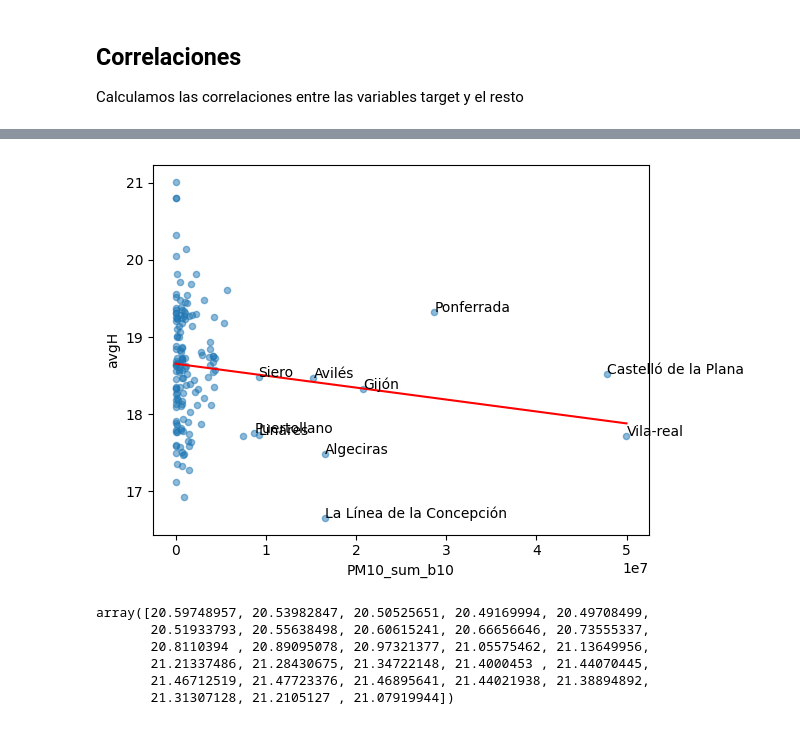
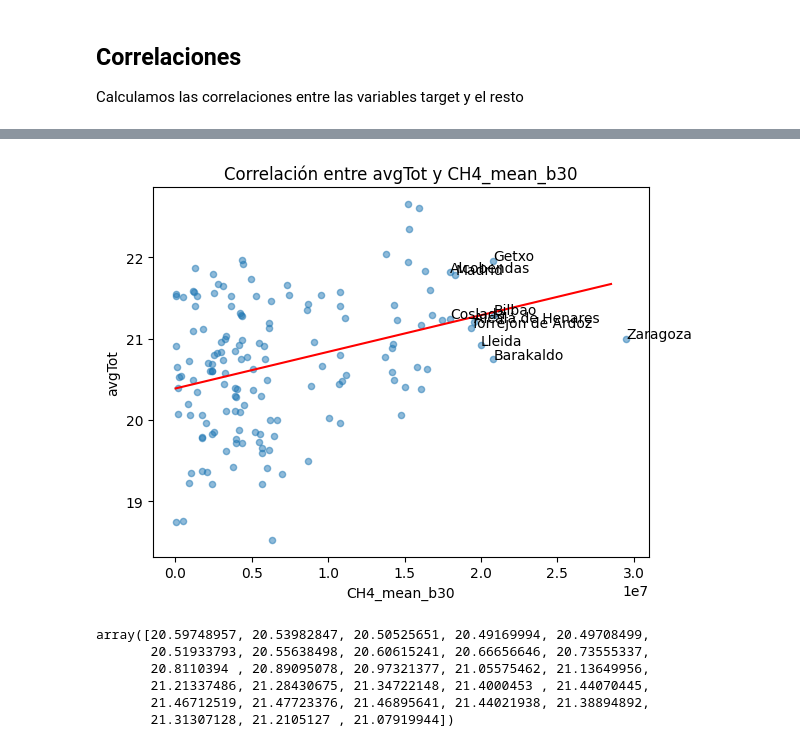
Before and after one commit to anderestebanez/Emisiones-contaminante-y-longevidad, a Jupyter notebook: resultados/Correlaciones.ipynb, the cells around one changed output, grey strips where cells are left out. Saved outputs shown, nothing was run; the diff lists cells and outputs as text; code cells hidden in the pictures.

```diff
--- a/resultados/Correlaciones.ipynb
+++ b/resultados/Correlaciones.ipynb
@@ -76,8 +74,8 @@ dtype: object
 # %%
 correlated_variables_avg = correlation_matrix.loc[exp_variables, target_variables_avg]
 correlated_variables_avg["corr_avgTot_abs"] = correlated_variables_avg["avgTot"].abs()
-correlated_variables_avg.sort_values(['avgM'],ascending=False, inplace=True)
-correlated_variables_avg.iloc[:10]
-correlated_variables_avg.iloc[-10:]
+correlated_variables_avg.sort_values(['avgTot'],ascending=False, inplace=True)
+pd.concat([correlated_variables_avg.iloc[:10],
+           correlated_variables_avg.iloc[-10:]])
 # %% [output]
 |  | avgTot | avgH | avgM | corr_avgTot_abs |
@@ -94,32 +98,34 @@ correlated_variables_avg.iloc[-10:]
 # %%
 fig, ax = plt.subplots()
 
-i=-1
+i=1
 
-v = ['avgH',
+v = ['avgTot',
      correlated_variables_avg.index[i]]
 
 df.plot.scatter(x=v[1], y=v[0], alpha=0.5, ax=ax, picker=True)
 
 # Calcula la línea de tendencia
 z = np.polyfit(df[v[1]], df[v[0]], 1)
 p = np.poly1d(z)
-rg = np.arange(min(df_temp[v[1]]),max(df_temp[v[1]]),df_temp[v[1]].quantile(0.1))
+rg = np.arange(min(df[v[1]]),max(df[v[1]]),df[v[1]].quantile(0.1))
 
 # Dibuja la línea de tendencia
 df_temp = df.sort_values(by=v[0])
 ax.plot(rg, p(rg), color='red')
 
 # Selecciona los puntos que están más lejos de la línea de tendencia
 outliers = df.iloc[df[v[1]].nlargest(10).index]
 
 # Añade las etiquetas a los puntos
 for i, point in outliers.iterrows():
     plt.text(point[v[1]], point[v[0]], df.iloc[i]['NAMEUNIT'])
 
+plt.title('Correlación entre ' + v[0] + ' y ' + v[1])
+
 plt.show()
 # %% [output]
-[figure, old version]
+[figure, new version]
 # %%
 rg = np.arange(min(df_temp[v[1]]),max(df_temp[v[1]]),df_temp[v[1]].quantile(0.1))
 p(rg)
```
Also changed, not shown: parts of 3 cells of this notebook, 1 other file.
